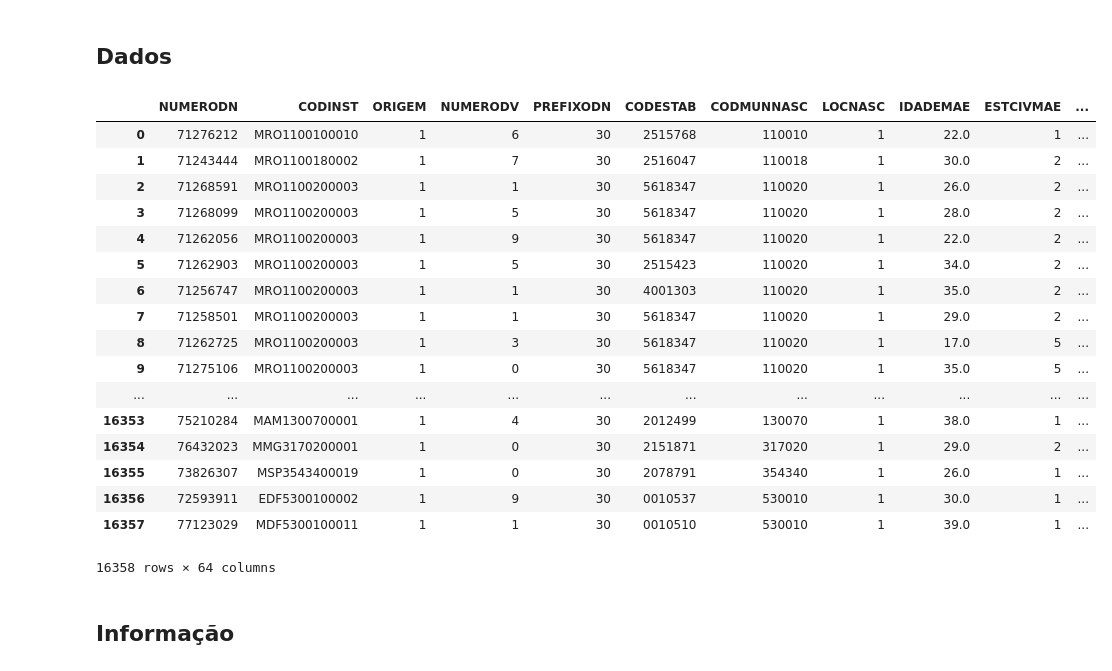
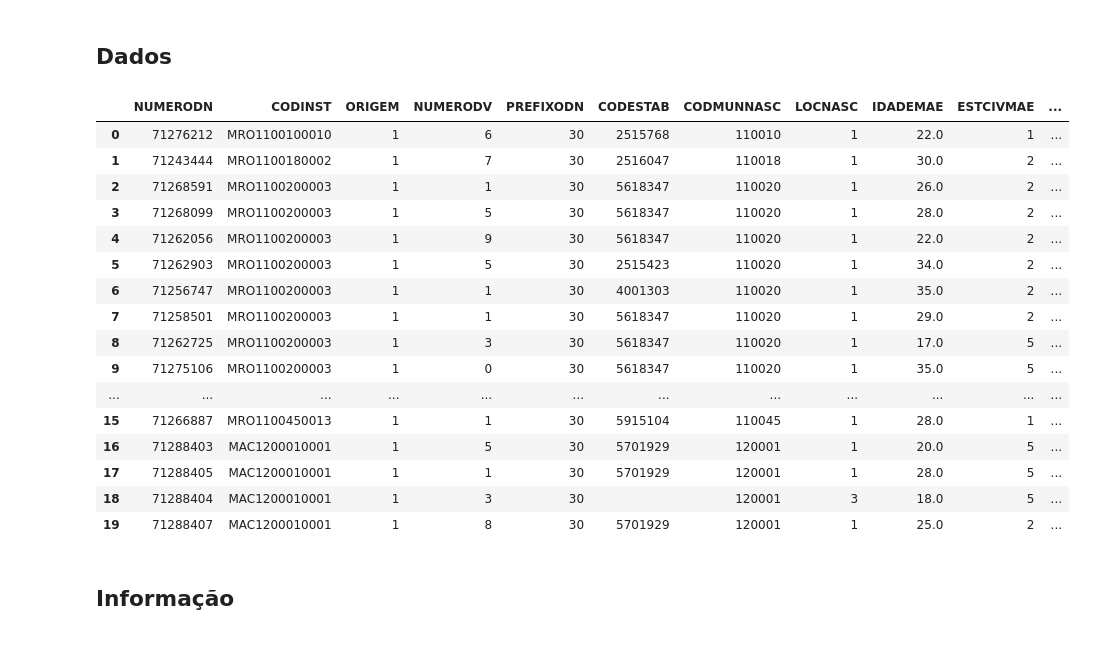
Before and after one commit to fesousa/analise-exploratoria-health-datascience, a Jupyter notebook: analise_explotatoria.ipynb, the cells around one changed output. Drawn from its saved outputs; the diff is of its cells as text; code cells hidden in the pictures.

```diff
--- a/analise_explotatoria.ipynb
+++ b/analise_explotatoria.ipynb
@@ -110,27 +190,26 @@ A análise exploratória de dados é uma forma de analisar um conjunto de dados
 # %% [markdown]
 ## Dados
 # %%
-#@title * Dados de nascidos vivos no AC em 2017
-sinasc_ac2017
+#@title Dados de nascidos vivos no AC em 2017
+sinasc_ac2017.head(20)
 # %% [output]
 |  | NUMERODN | CODINST | ORIGEM | NUMERODV | PREFIXODN | CODESTAB | CODMUNNASC | LOCNASC | IDADEMAE | ESTCIVMAE | ... |
 | 0 | 71276212 | MRO1100100010 | 1 | 6 | 30 | 2515768 | 110010 | 1 | 22.0 | 1 | ... |
 | 1 | 71243444 | MRO1100180002 | 1 | 7 | 30 | 2516047 | 110018 | 1 | 30.0 | 2 | ... |
 | 2 | 71268591 | MRO1100200003 | 1 | 1 | 30 | 5618347 | 110020 | 1 | 26.0 | 2 | ... |
 | 3 | 71268099 | MRO1100200003 | 1 | 5 | 30 | 5618347 | 110020 | 1 | 28.0 | 2 | ... |
 | 4 | 71262056 | MRO1100200003 | 1 | 9 | 30 | 5618347 | 110020 | 1 | 22.0 | 2 | ... |
 | 5 | 71262903 | MRO1100200003 | 1 | 5 | 30 | 2515423 | 110020 | 1 | 34.0 | 2 | ... |
 | 6 | 71256747 | MRO1100200003 | 1 | 1 | 30 | 4001303 | 110020 | 1 | 35.0 | 2 | ... |
 | 7 | 71258501 | MRO1100200003 | 1 | 1 | 30 | 5618347 | 110020 | 1 | 29.0 | 2 | ... |
 | 8 | 71262725 | MRO1100200003 | 1 | 3 | 30 | 5618347 | 110020 | 1 | 17.0 | 5 | ... |
 | 9 | 71275106 | MRO1100200003 | 1 | 0 | 30 | 5618347 | 110020 | 1 | 35.0 | 5 | ... |
 | ... | ... | ... | ... | ... | ... | ... | ... | ... | ... | ... | ... |
-| 16353 | 75210284 | MAM1300700001 | 1 | 4 | 30 | 2012499 | 130070 | 1 | 38.0 | 1 | ... |
-| 16354 | 76432023 | MMG3170200001 | 1 | 0 | 30 | 2151871 | 317020 | 1 | 29.0 | 2 | ... |
-| 16355 | 73826307 | MSP3543400019 | 1 | 0 | 30 | 2078791 | 354340 | 1 | 26.0 | 1 | ... |
-| 16356 | 72593911 | EDF5300100002 | 1 | 9 | 30 | 0010537 | 530010 | 1 | 30.0 | 1 | ... |
-| 16357 | 77123029 | MDF5300100011 | 1 | 1 | 30 | 0010510 | 530010 | 1 | 39.0 | 1 | ... |
+| 15 | 71266887 | MRO1100450013 | 1 | 1 | 30 | 5915104 | 110045 | 1 | 28.0 | 1 | ... |
+| 16 | 71288403 | MAC1200010001 | 1 | 5 | 30 | 5701929 | 120001 | 1 | 20.0 | 5 | ... |
+| 17 | 71288405 | MAC1200010001 | 1 | 1 | 30 | 5701929 | 120001 | 1 | 28.0 | 5 | ... |
+| 18 | 71288404 | MAC1200010001 | 1 | 3 | 30 |  | 120001 | 3 | 18.0 | 5 | ... |
+| 19 | 71288407 | MAC1200010001 | 1 | 8 | 30 | 5701929 | 120001 | 1 | 25.0 | 2 | ... |
-16358 rows × 64 columns
 # %% [markdown]
 ## Informação
 # %%
```
Also changed, not shown: parts of 46 cells of this notebook, 1 other file.
